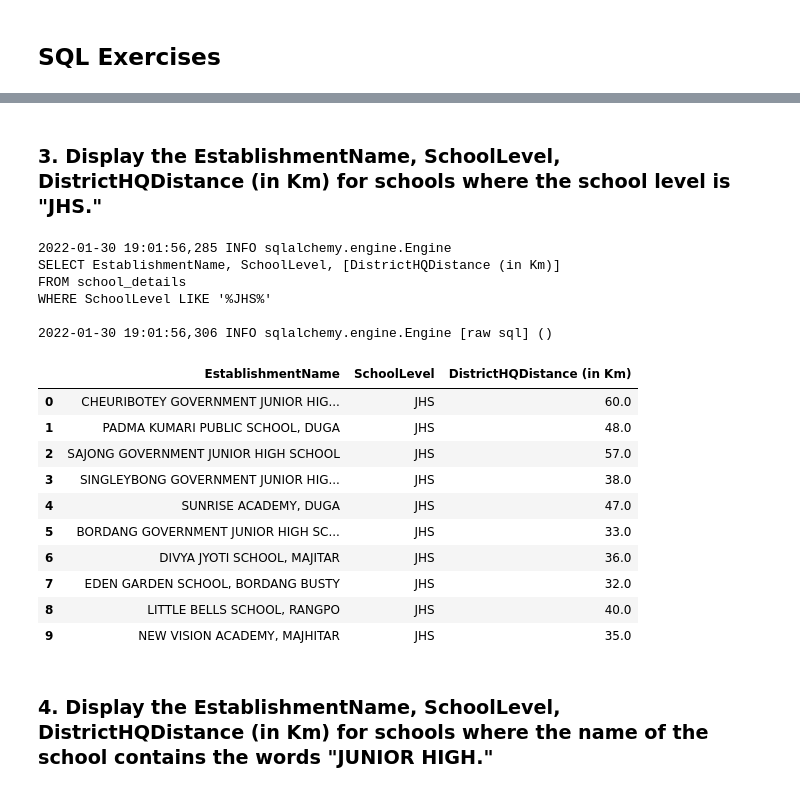
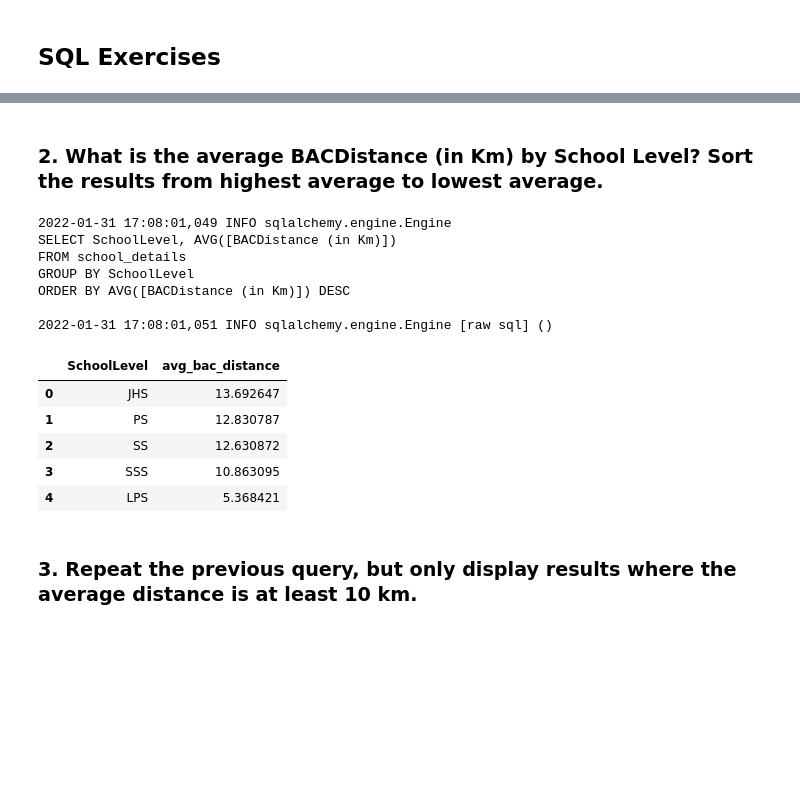
Before and after one commit to Neoneto/CodingDojo_Week11, a Jupyter notebook: SQL_Basics_Exercise.ipynb, the cells around one changed output, grey strips where cells are left out. Drawn from its saved outputs; the diff is of its cells as text; code cells hidden in the pictures; blank space fills up the shorter version.

```diff
--- a/SQL_Basics_Exercise.ipynb
+++ b/SQL_Basics_Exercise.ipynb
@@ -111,32 +119,32 @@ WHERE [DistrictHQDistance (in Km)] > 100
-# %% [markdown]
-### 3. Display the EstablishmentName, SchoolLevel, DistrictHQDistance (in Km) for schools where the school level is "JHS."
+# %% [markdown]
+### 2. What is the average BACDistance (in Km) by School Level? Sort the results from highest average to lowest average.
 # %%
 # Write your SQL query in this string
 sql = """
-SELECT EstablishmentName, SchoolLevel, [DistrictHQDistance (in Km)]
+SELECT SchoolLevel, AVG([BACDistance (in Km)])
 FROM school_details
-WHERE SchoolLevel LIKE '%JHS%'
+GROUP BY SchoolLevel
+ORDER BY AVG([BACDistance (in Km)]) DESC
 """
 # Read the sql query into pandas to view the results
-df = pd.read_sql_query(sql, engine)
-df.head(10)
+temp_df = pd.read_sql_query(sql, engine).dropna()
+
+temp_df.columns = ['SchoolLevel', 'avg_bac_distance']
+
+temp_df.head(10)
 # %% [output]
-2022-01-30 19:01:56,285 INFO sqlalchemy.engine.Engine
-SELECT EstablishmentName, SchoolLevel, [DistrictHQDistance (in Km)]
+2022-01-31 17:08:01,049 INFO sqlalchemy.engine.Engine
+SELECT SchoolLevel, AVG([BACDistance (in Km)])
 FROM school_details
-WHERE SchoolLevel LIKE '%JHS%'
+GROUP BY SchoolLevel
+ORDER BY AVG([BACDistance (in Km)]) DESC
 
-2022-01-30 19:01:56,306 INFO sqlalchemy.engine.Engine [raw sql] ()
+2022-01-31 17:08:01,051 INFO sqlalchemy.engine.Engine [raw sql] ()
-|  | EstablishmentName | SchoolLevel | DistrictHQDistance (in Km) |
-| 0 | CHEURIBOTEY GOVERNMENT JUNIOR HIG... | JHS | 60.0 |
-| 1 | PADMA KUMARI PUBLIC SCHOOL, DUGA | JHS | 48.0 |
-| 2 | SAJONG GOVERNMENT JUNIOR HIGH SCHOOL | JHS | 57.0 |
-| 3 | SINGLEYBONG GOVERNMENT JUNIOR HIG... | JHS | 38.0 |
-| 4 | SUNRISE ACADEMY, DUGA | JHS | 47.0 |
-| 5 | BORDANG GOVERNMENT JUNIOR HIGH SC... | JHS | 33.0 |
-| 6 | DIVYA JYOTI SCHOOL, MAJITAR | JHS | 36.0 |
-| 7 | EDEN GARDEN SCHOOL, BORDANG BUSTY | JHS | 32.0 |
-| 8 | LITTLE BELLS SCHOOL, RANGPO | JHS | 40.0 |
-| 9 | NEW VISION ACADEMY, MAJHITAR | JHS | 35.0 |
+|  | SchoolLevel | avg_bac_distance |
+| 0 | JHS | 13.692647 |
+| 1 | PS | 12.830787 |
+| 2 | SS | 12.630872 |
+| 3 | SSS | 10.863095 |
+| 4 | LPS | 5.368421 |
-# %% [markdown]
-### 4. Display the EstablishmentName, SchoolLevel, DistrictHQDistance (in Km) for schools where the name of the school contains the words "JUNIOR HIGH."
+# %% [markdown]
+### 3. Repeat the previous query, but only display results where the average distance is at least 10 km.
```
Also changed, not shown: parts of 24 cells of this notebook.
